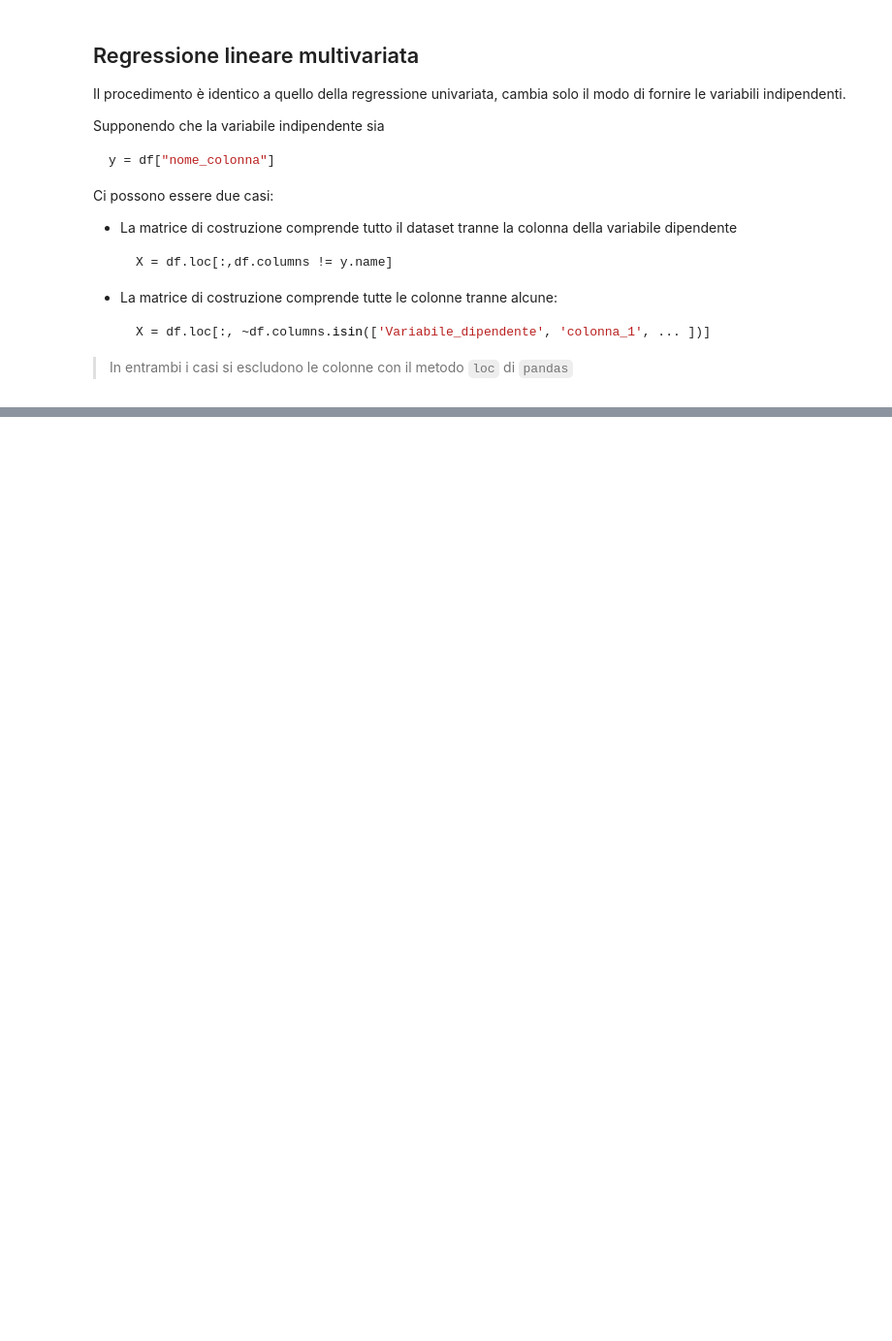
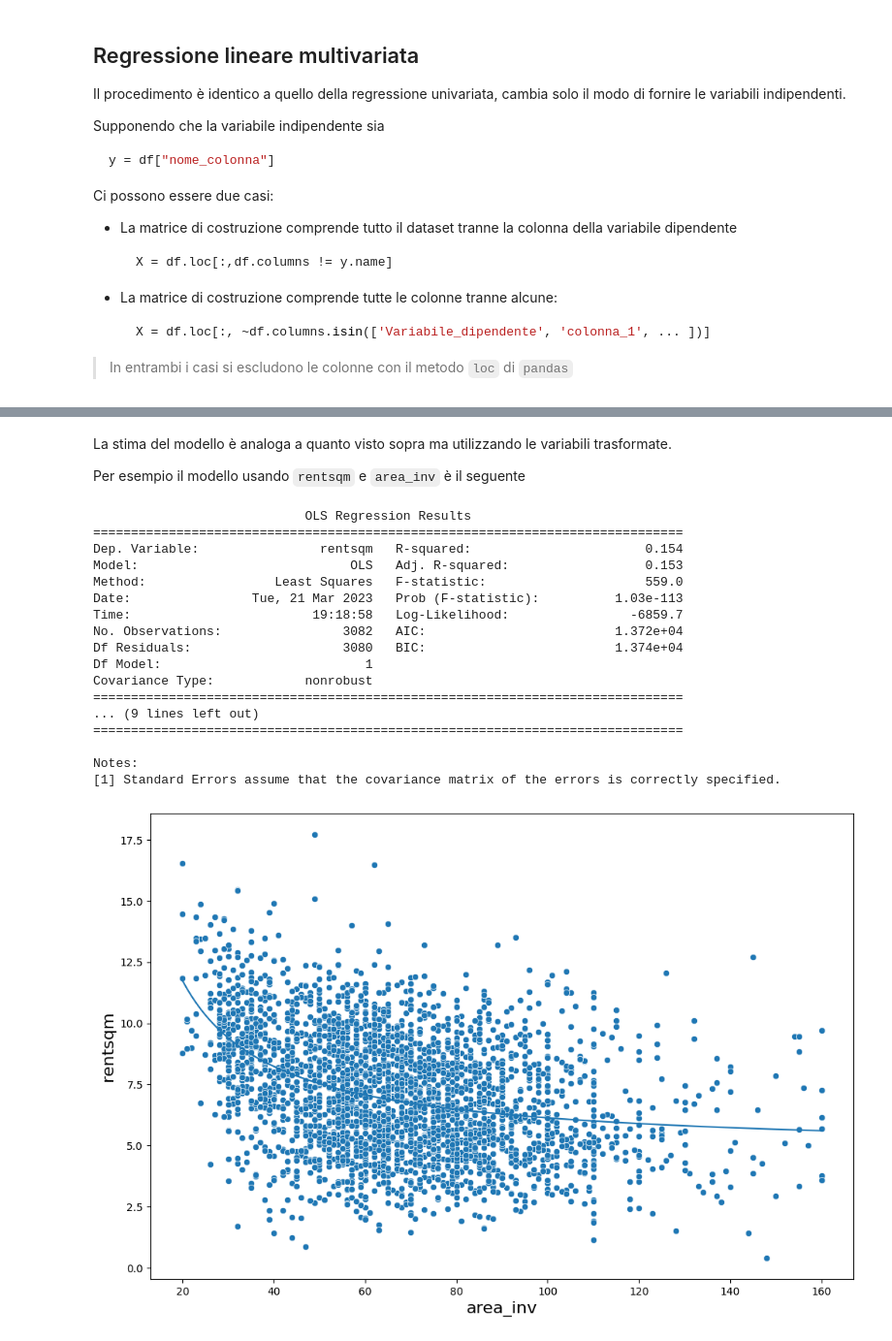
Before and after one commit to cMancio00/statsmodels-tutorial, a Jupyter notebook: NoteBooks/RegressioneLineareClassica.ipynb, the cells around one changed output, grey strips where cells are left out. Shown at 97% size. Drawn from its saved outputs; the diff is of its cells as text; code cells hidden in the pictures; blank space fills up the shorter version.

```diff
--- a/NoteBooks/RegressioneLineareClassica.ipynb
+++ b/NoteBooks/RegressioneLineareClassica.ipynb
@@ -132,0 +153,44 @@ strong multicollinearity or other numerical problems.
+# %%
+df["area_inv"] = 1/df["area"]
+
+df["log_area"] = np.log(df["area"])
+# %% [markdown]
+La stima del modello è analoga a quanto visto sopra ma utilizzando le variabili trasformate.
+
+Per esempio il modello usando `rentsqm` e `area_inv` è il seguente
+# %%
+y = df["rentsqm"]
+X = df["area_inv"]
+X = sm.add_constant(X)
+model = sm.OLS(y, X)
+results = model.fit()
+print(results.summary())
+
+plt.figure(figsize=(12, 8))
+plt.xlabel("area_inv",size=16)
+plt.ylabel("rentsqm",size=16)
+#Plot the data
+sns.scatterplot(x = df["area"], y = y)
+#Plot the regression line
+sns.lineplot(x = df["area"], y = results.fittedvalues)
+
+plt.show()
+# %% [output]
+                            OLS Regression Results
+==============================================================================
+Dep. Variable:                rentsqm   R-squared:                       0.154
+Model:                            OLS   Adj. R-squared:                  0.153
+Method:                 Least Squares   F-statistic:                     559.0
+Date:                Tue, 21 Mar 2023   Prob (F-statistic):          1.03e-113
+Time:                        19:18:58   Log-Likelihood:                -6859.7
+No. Observations:                3082   AIC:                         1.372e+04
+Df Residuals:                    3080   BIC:                         1.374e+04
+Df Model:                           1
+Covariance Type:            nonrobust
+==============================================================================
+... (9 lines left out)
+==============================================================================
+
+Notes:
+[1] Standard Errors assume that the covariance matrix of the errors is correctly specified.
+[figure, added]
```
Also changed, not shown: parts of 6 cells of this notebook.
